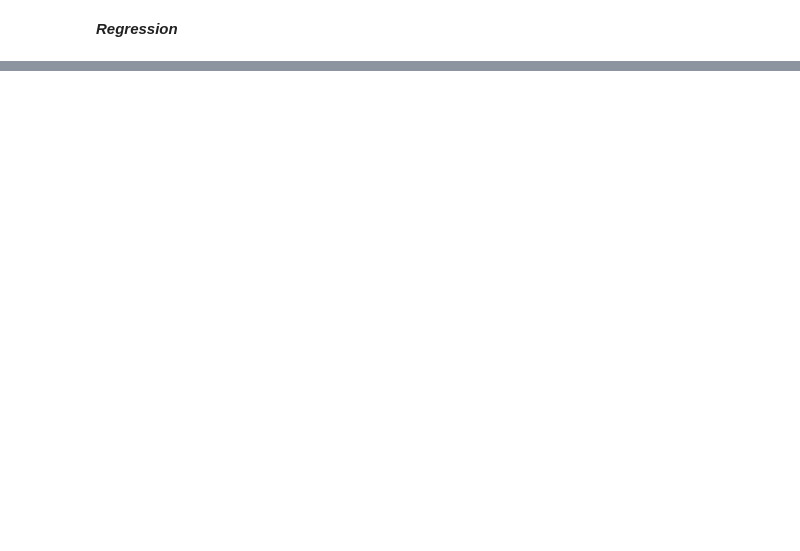
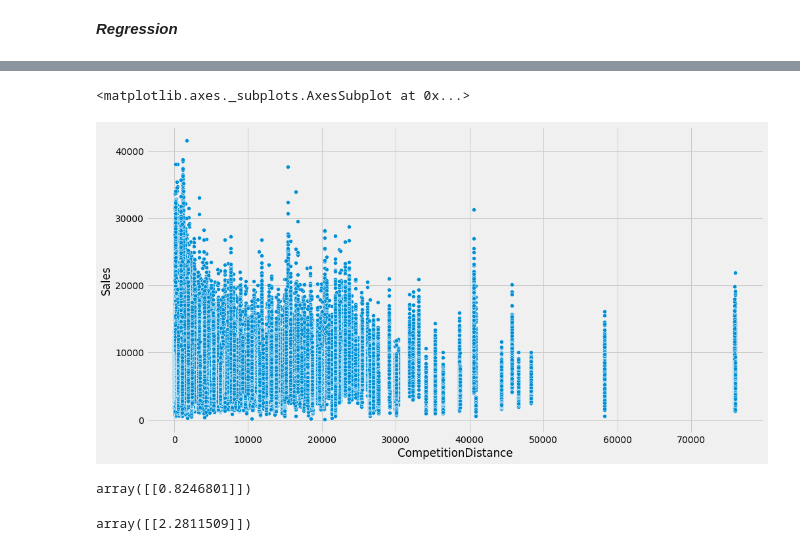
Before and after one commit to ritiknayakzz/Rossmann-Sales-Prediction-Regression-Project, a Jupyter notebook: Regression_Capstone_Project_(Rossmann_Sales_Prediction)_Ritik_Prakash_Nayak.ipynb, the cells around one changed output, grey strips where cells are left out. Cells and saved outputs as stored; diff of their text form; code cells hidden in the pictures; blank space fills up the shorter version.

Commit message:
Second commit until regression

```diff
--- a/Regression_Capstone_Project_(Rossmann_Sales_Prediction)_Ritik_Prakash_Nayak.ipynb
+++ b/Regression_Capstone_Project_(Rossmann_Sales_Prediction)_Ritik_Prakash_Nayak.ipynb
@@ -1460,0 +1661,14 @@ pd.DataFrame({'Columns' : X.columns, 'Coefficients' : lr.coef_})
+# %%
+sns.scatterplot(df['CompetitionDistance'], df['Sales'])
+# %% [output]
+<matplotlib.axes._subplots.AxesSubplot at 0x...>
+[figure, added]
+# %%
+_, m, c = regression_analysis(np.log(df['Customers']), np.log(df['Sales']))
+m
+# %% [output]
+array([[0.8246801]])
+# %%
+np.exp(m)
+# %% [output]
+array([[2.2811509]])
```
Also changed, not shown: parts of 27 cells of this notebook.
